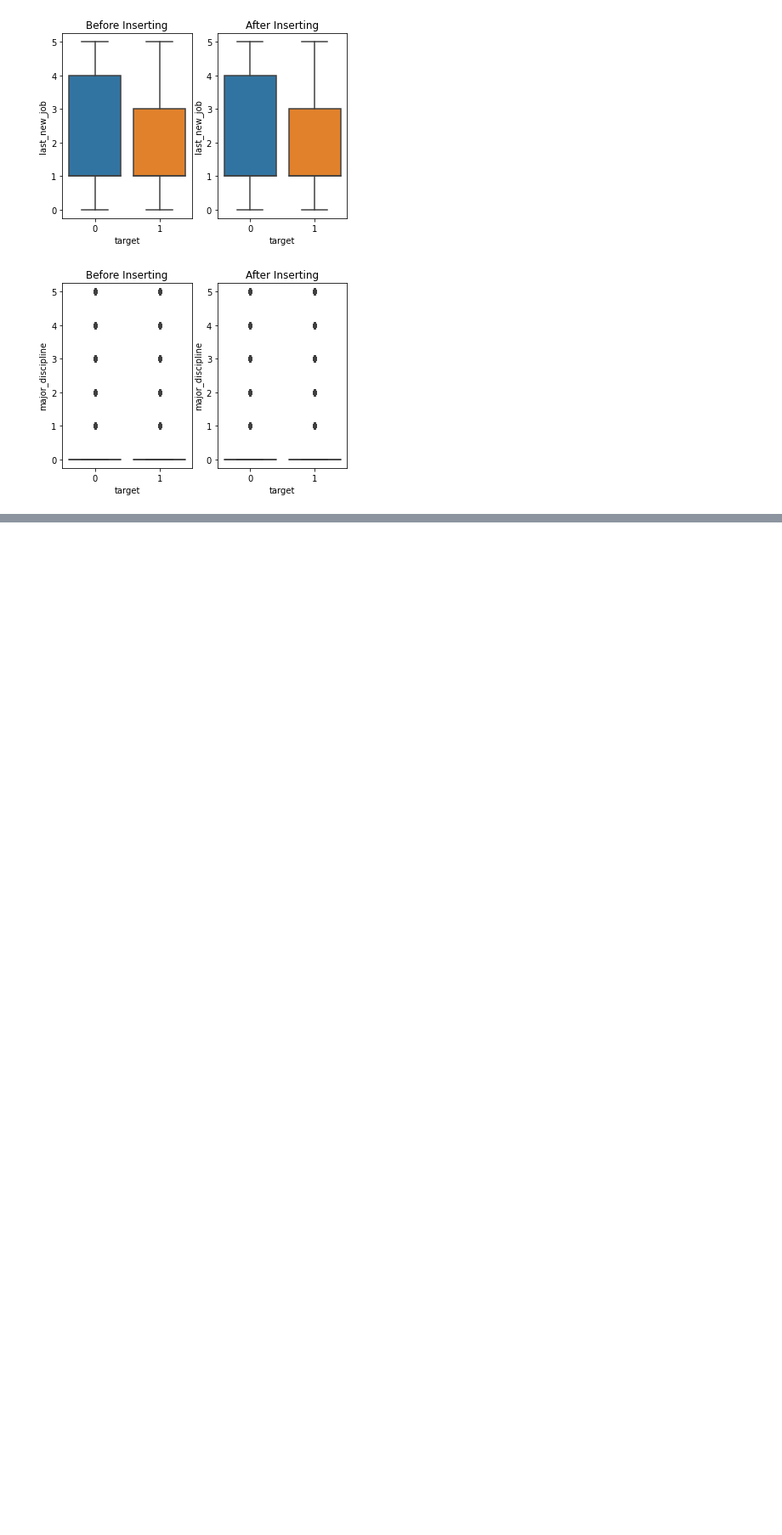
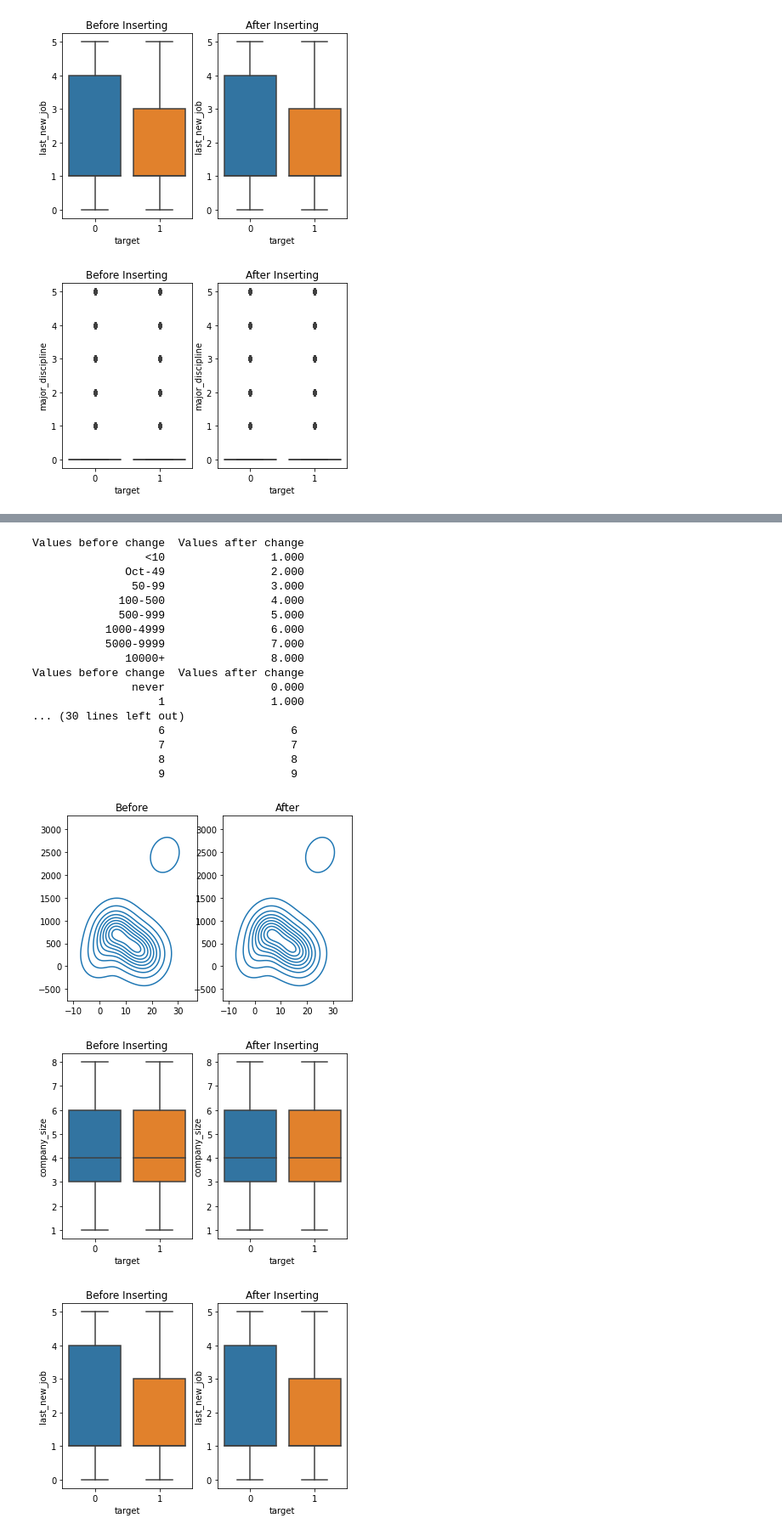
Before and after one commit to BarGanor/ml_project, a Jupyter notebook: missing_values.ipynb, the cells around one changed output, grey strips where cells are left out. Shown at 85% size. Drawn from its saved outputs; the diff is of its cells as text; code cells hidden in the pictures; blank space fills up the shorter version.

Commit message:
feature_extraction commit

```diff
--- a/missing_values.ipynb
+++ b/missing_values.ipynb
@@ -4,11 +4,11 @@ import numpy as np
 import seaborn as sns
 import matplotlib.pyplot as plt
 from missing_values import *
-
+from IPython.display import display
 pd.set_option('display.max_rows', 500)
 pd.set_option('display.max_columns', 500)
 pd.set_option('display.width', 1000)
-
+pd.set_option('display.float_format', lambda x: '%.3f'%x)
 path = '/Users/barganor/Downloads/XY_train (1).csv'
 
 data = pd.read_csv(path)
@@ -115,0 +164,6 @@ dtype: int64
+# %%
+from feature_extraction import *
+logit_results = get_coef_vals(processed_data)['Coef']
+
+get_qualification_index(processed_data)
+# %% [output]
@@ -115,0 +187,20 @@ dtype: int64
+Values before change  Values after change
+                 <10                1.000
+              Oct-49                2.000
+               50-99                3.000
+             100-500                4.000
+             500-999                5.000
+           1000-4999                6.000
+           5000-9999                7.000
+              10000+                8.000
+Values before change  Values after change
+               never                0.000
+                   1                1.000
+... (30 lines left out)
+                   6                   6
+                   7                   7
+                   8                   8
+                   9                   9
+[figure, added]
+[figure, added]
+[figure, added]
```
Also changed, not shown: parts of 19 cells of this notebook, 5 other files.
